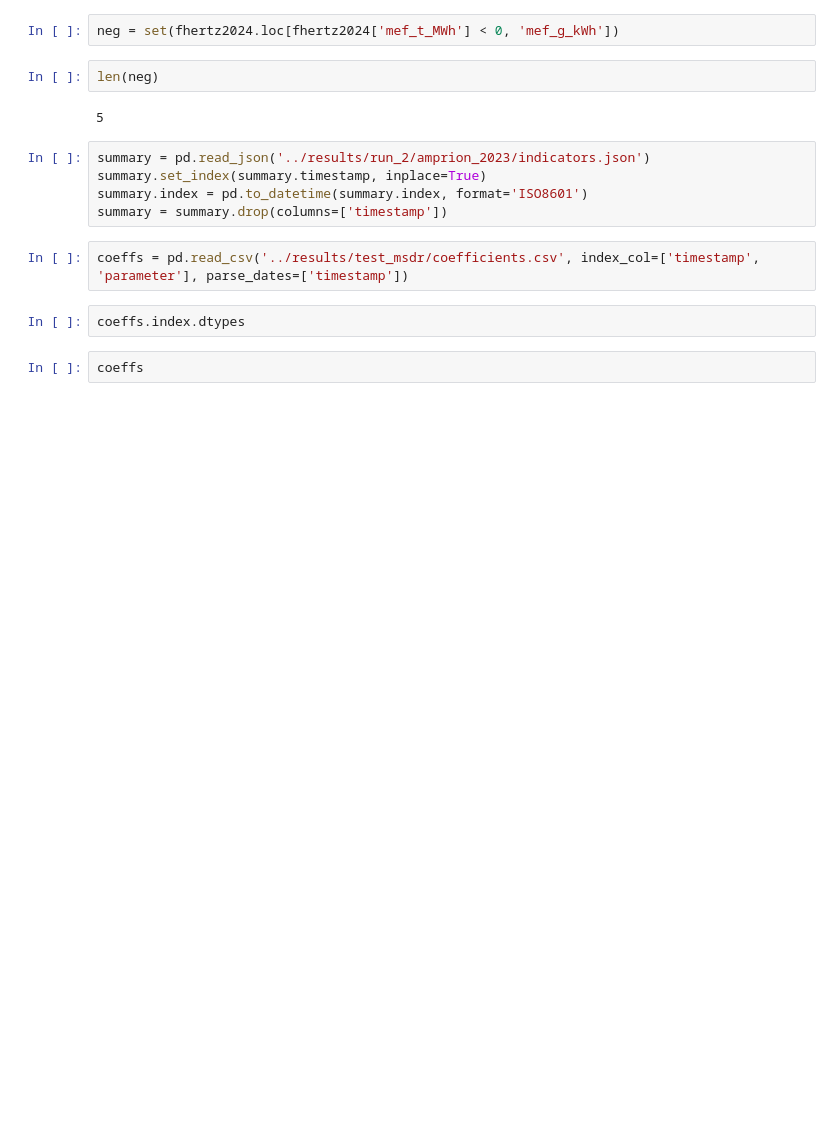
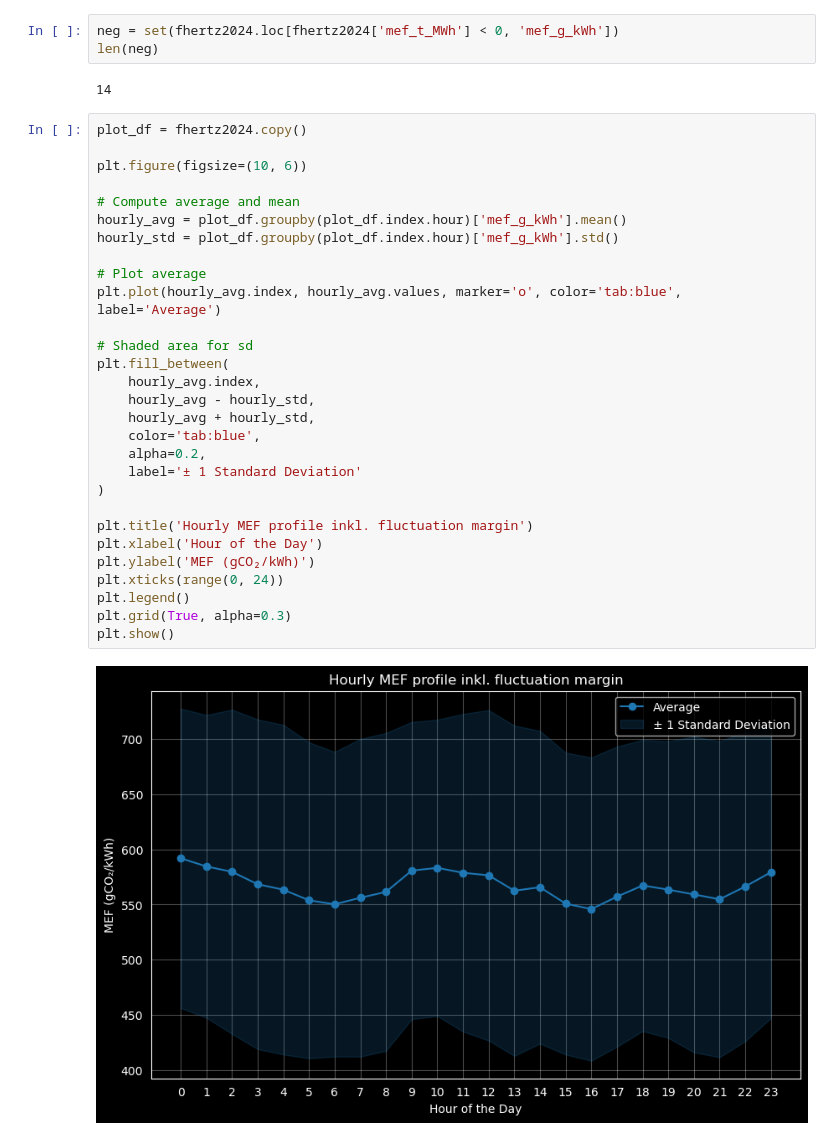
Before and after one commit to AK960/marginal-emissions-germany, a Jupyter notebook: notebooks/test_mef_evaluation.ipynb, the cells around one changed output. Drawn from its saved outputs; the diff is of its cells as text; blank space fills up the shorter version.

```diff
--- a/notebooks/test_mef_evaluation.ipynb
+++ b/notebooks/test_mef_evaluation.ipynb
@@ -168,17 +139,36 @@ plt.show()
 # %%
 neg = set(fhertz2024.loc[fhertz2024['mef_t_MWh'] < 0, 'mef_g_kWh'])
+len(neg)
+# %% [output]
+14
-# %%
-len(neg)
-# %% [output]
-5
-# %%
-summary = pd.read_json('../results/run_2/amprion_2023/indicators.json')
-summary.set_index(summary.timestamp, inplace=True)
-summary.index = pd.to_datetime(summary.index, format='ISO8601')
-summary = summary.drop(columns=['timestamp'])
-# %%
-coeffs = pd.read_csv('../results/test_msdr/coefficients.csv', index_col=['timestamp', 'parameter'], parse_dates=['timestamp'])
-# %%
-coeffs.index.dtypes
-# %%
-coeffs
+# %%
+plot_df = fhertz2024.copy()
+
+plt.figure(figsize=(10, 6))
+
+# Compute average and mean
+hourly_avg = plot_df.groupby(plot_df.index.hour)['mef_g_kWh'].mean()
+hourly_std = plot_df.groupby(plot_df.index.hour)['mef_g_kWh'].std()
+
+# Plot average
+plt.plot(hourly_avg.index, hourly_avg.values, marker='o', color='tab:blue', label='Average')
+
+# Shaded area for sd
+plt.fill_between(
+    hourly_avg.index,
+    hourly_avg - hourly_std,
+    hourly_avg + hourly_std,
+    color='tab:blue',
+    alpha=0.2,
+    label='± 1 Standard Deviation'
+)
+
+plt.title('Hourly MEF profile inkl. fluctuation margin')
+plt.xlabel('Hour of the Day')
+plt.ylabel('MEF (gCO₂/kWh)')
+plt.xticks(range(0, 24))
+plt.legend()
+plt.grid(True, alpha=0.3)
+plt.show()
+# %% [output]
+[figure, added]
```
Also changed, not shown: parts of 7 cells of this notebook, 21 other files.
